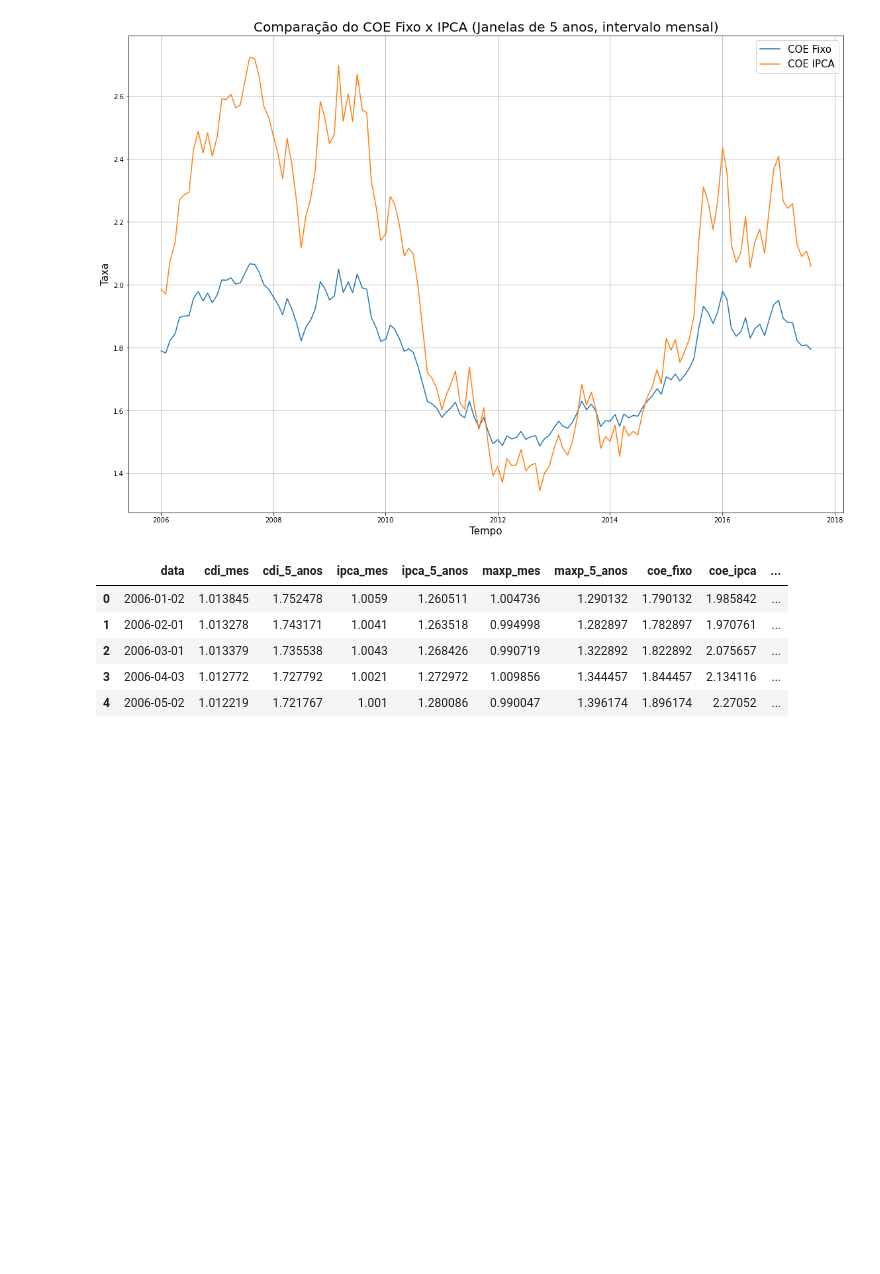
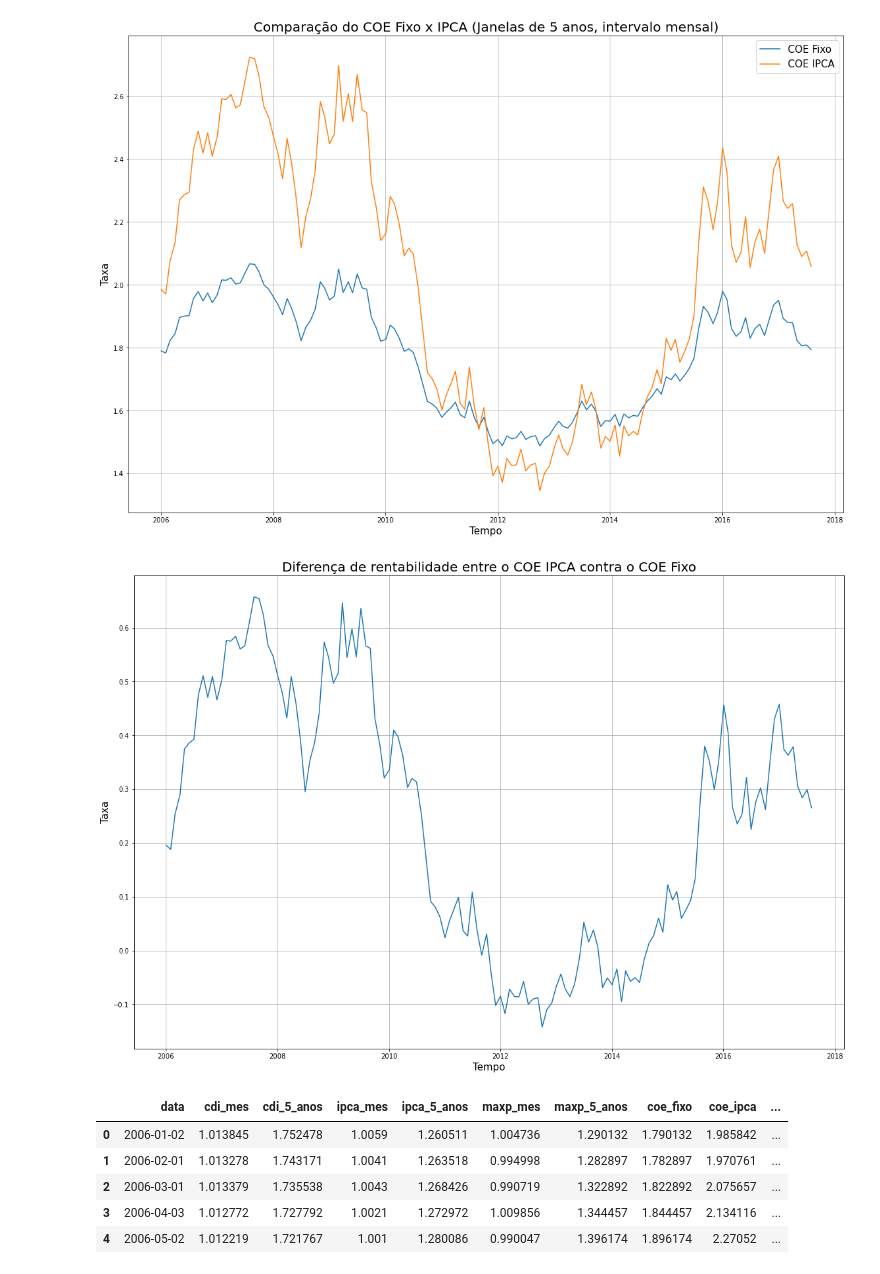
Before and after one commit to igorjvmata/estudo_de_caso_coes, a Jupyter notebook: Estudo de caso COE IPCA x Fixo.ipynb, the cells around one changed output. Drawn from its saved outputs; the diff is of its cells as text; code cells hidden in the pictures; blank space fills up the shorter version.

Commit message:
adicionado testes de diferenca de rentabilidade

```diff
--- a/Estudo de caso COE IPCA x Fixo.ipynb
+++ b/Estudo de caso COE IPCA x Fixo.ipynb
@@ -637,3 +638,6 @@ dados
 | 138 | 2017-07-03 | 1.008081 | 1.326045 | 1.0024 | 1.33598 | 1.024014 | 1.308611 | 1.808611 | 2.107508 |
 | 139 | 2017-08-01 | 1.007315 | 1.329028 | 1.0019 | 1.323718 | 1.016611 | 1.294290 | 1.794290 | 2.059443 |
 140 rows × 9 columns
+# %%
+dados['diferenca'] = dados['coe_ipca'] - dados['coe_fixo']
+dados
@@ -650,6 +668,17 @@ gf2.legend(['COE Fixo', 'COE IPCA'], loc='best', fontsize=15)
 gf2.grid(True)
 # %% [output]
 [figure]
+# %%
+fig = plt.figure(figsize = (15, 10))
+gf3 = fig.add_axes([0,0,1,1])
+gf3.plot(dados['data'], dados['diferenca'])
+
+gf3.set_title('Diferença de rentabilidade entre o COE IPCA contra o COE Fixo', fontsize = 20)
+gf3.set_ylabel('Taxa', fontsize=15)
+gf3.set_xlabel('Tempo', fontsize=15)
+gf3.grid(True)
+# %% [output]
+[figure, added]
 # %%
 dados.loc[ dados['coe_ipca'] > dados['coe_fixo'], 'comparador' ] = 1
 dados.loc[ dados['coe_ipca'] < dados['coe_fixo'], 'comparador' ] = 0
```
Also changed, not shown: parts of 5 cells of this notebook.
